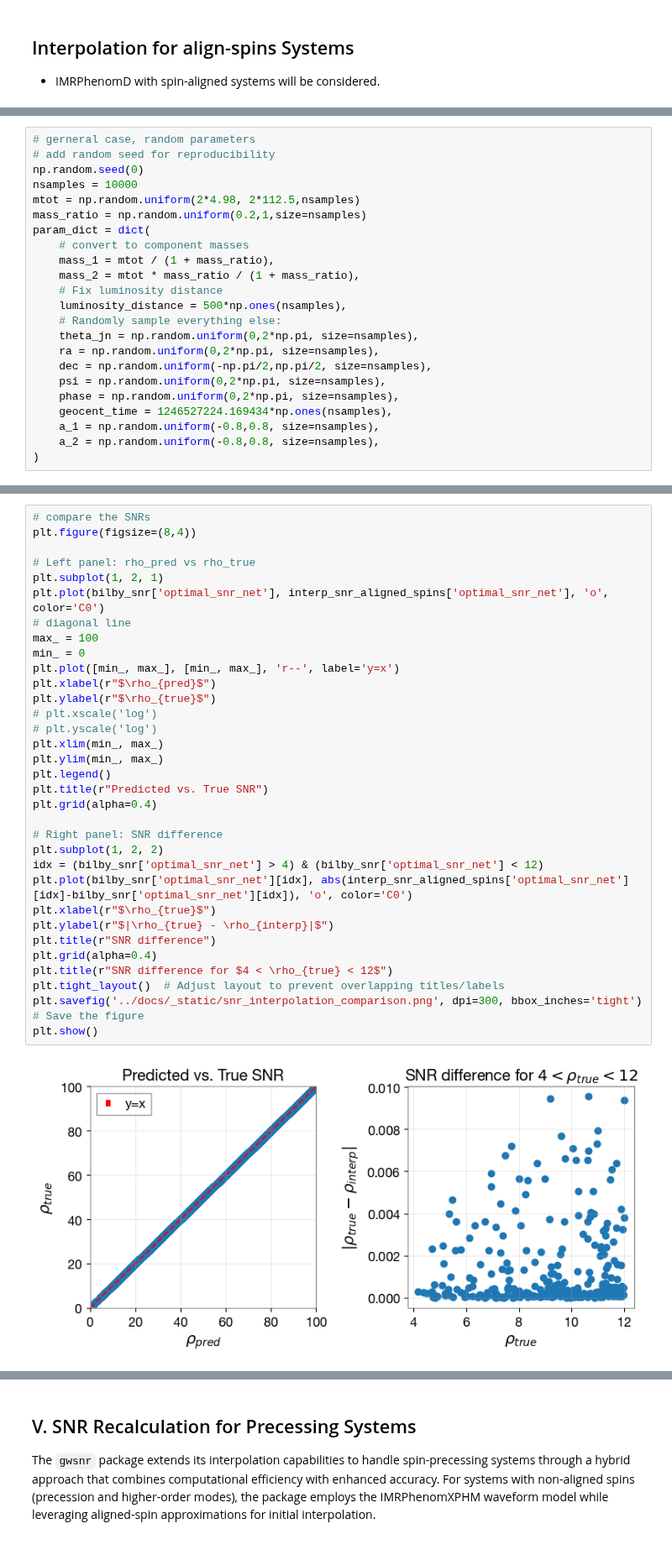
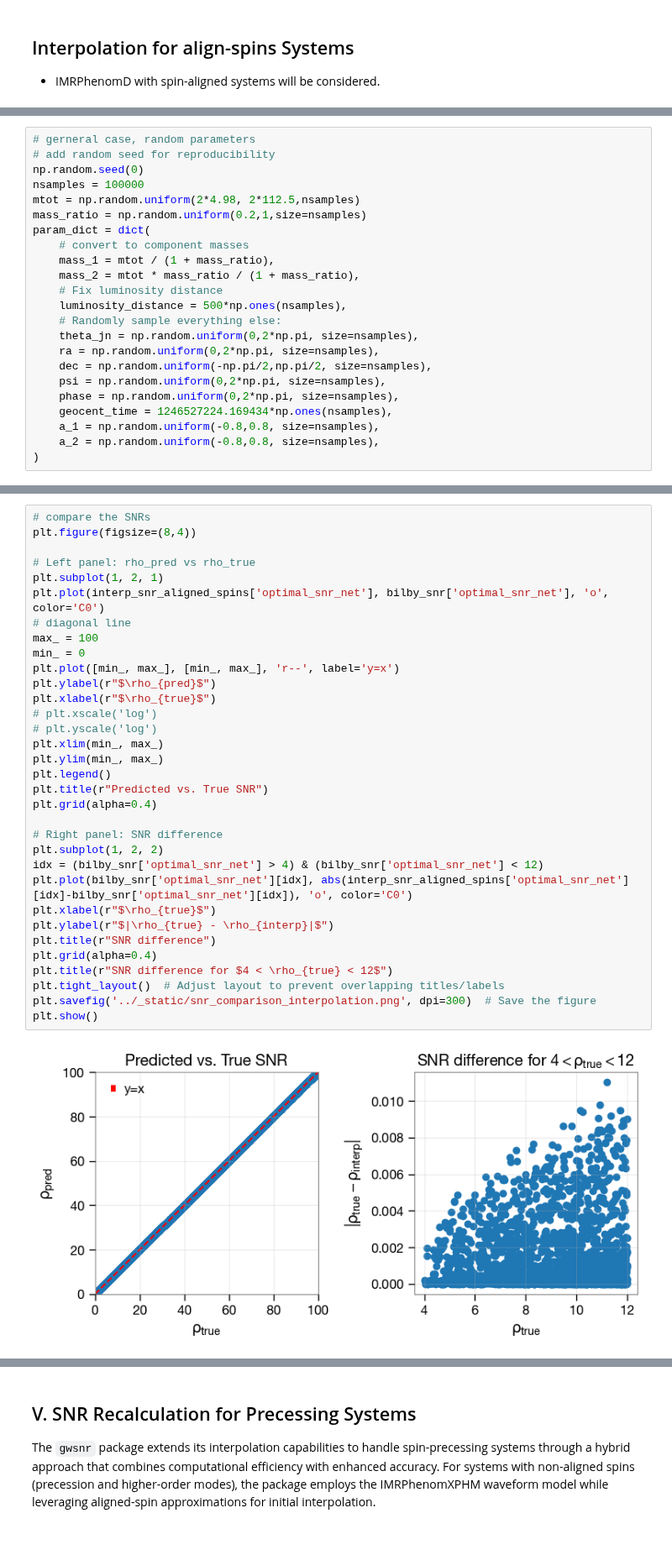
Before and after one commit to hemantaph/gwsnr, a Jupyter notebook: examples/snr_generation.ipynb, the cells around one changed output, grey strips where cells are left out. Shown at 84% size. Cells and saved outputs as stored; diff of their text form.

```diff
--- a/examples/snr_generation.ipynb
+++ b/examples/snr_generation.ipynb
@@ -460,7 +458,7 @@ Interpolation results:
 # gerneral case, random parameters
 # add random seed for reproducibility
 np.random.seed(0)
-nsamples = 10000
+nsamples = 100000
 mtot = np.random.uniform(2*4.98, 2*112.5,nsamples)
 mass_ratio = np.random.uniform(0.2,1,size=nsamples)
 param_dict = dict(
@@ -499,38 +497,38 @@ Duration inner-product: 0:00:04.259854
 # %%
 # compare the SNRs
 plt.figure(figsize=(8,4))
 
 # Left panel: rho_pred vs rho_true
 plt.subplot(1, 2, 1)
-plt.plot(bilby_snr['optimal_snr_net'], interp_snr_aligned_spins['optimal_snr_net'], 'o', color='C0')
+plt.plot(interp_snr_aligned_spins['optimal_snr_net'], bilby_snr['optimal_snr_net'], 'o', color='C0')
 # diagonal line
 max_ = 100
 min_ = 0
 plt.plot([min_, max_], [min_, max_], 'r--', label='y=x')
-plt.xlabel(r"$\rho_{pred}$")
-plt.ylabel(r"$\rho_{true}$")
+plt.ylabel(r"$\rho_{pred}$")
+plt.xlabel(r"$\rho_{true}$")
 # plt.xscale('log')
 # plt.yscale('log')
 plt.xlim(min_, max_)
 plt.ylim(min_, max_)
 plt.legend()
 plt.title(r"Predicted vs. True SNR")
 plt.grid(alpha=0.4)
 
 # Right panel: SNR difference
 plt.subplot(1, 2, 2)
 idx = (bilby_snr['optimal_snr_net'] > 4) & (bilby_snr['optimal_snr_net'] < 12)
 plt.plot(bilby_snr['optimal_snr_net'][idx], abs(interp_snr_aligned_spins['optimal_snr_net'][idx]-bilby_snr['optimal_snr_net'][idx]), 'o', color='C0')
 plt.xlabel(r"$\rho_{true}$")
 plt.ylabel(r"$|\rho_{true} - \rho_{interp}|$")
 plt.title(r"SNR difference")
 plt.grid(alpha=0.4)
 plt.title(r"SNR difference for $4 < \rho_{true} < 12$")
 plt.tight_layout()  # Adjust layout to prevent overlapping titles/labels
-plt.savefig('../docs/_static/snr_interpolation_comparison.png', dpi=300, bbox_inches='tight')  # Save the figure
+plt.savefig('../_static/snr_comparison_interpolation.png', dpi=300)  # Save the figure
 plt.show()
 # %% [output]
-[figure, old version]
+[figure, new version]
 # %%
 # percentage difference
 percent_diff = 100 * abs(interp_snr_aligned_spins['optimal_snr_net'] - bilby_snr['optimal_snr_net']) / bilby_snr['optimal_snr_net']
```
Also changed, not shown: parts of 26 cells of this notebook, 22 other files.
